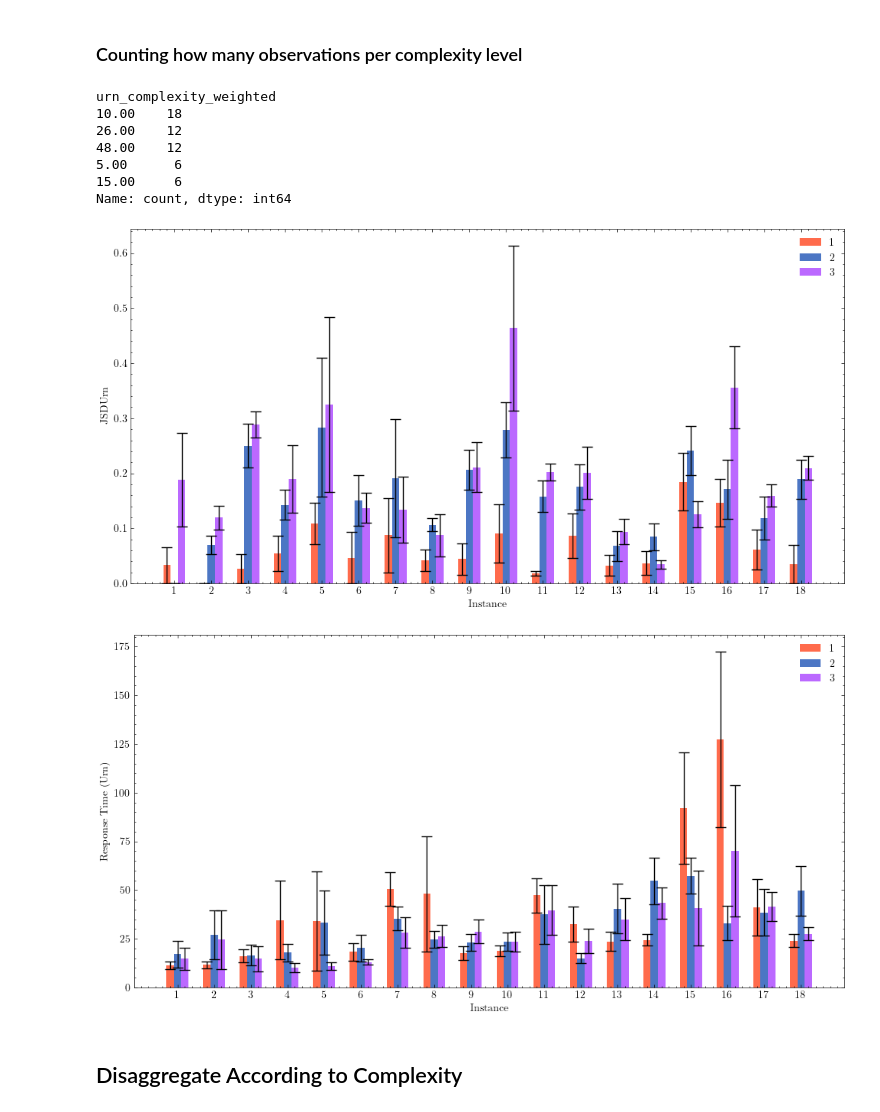
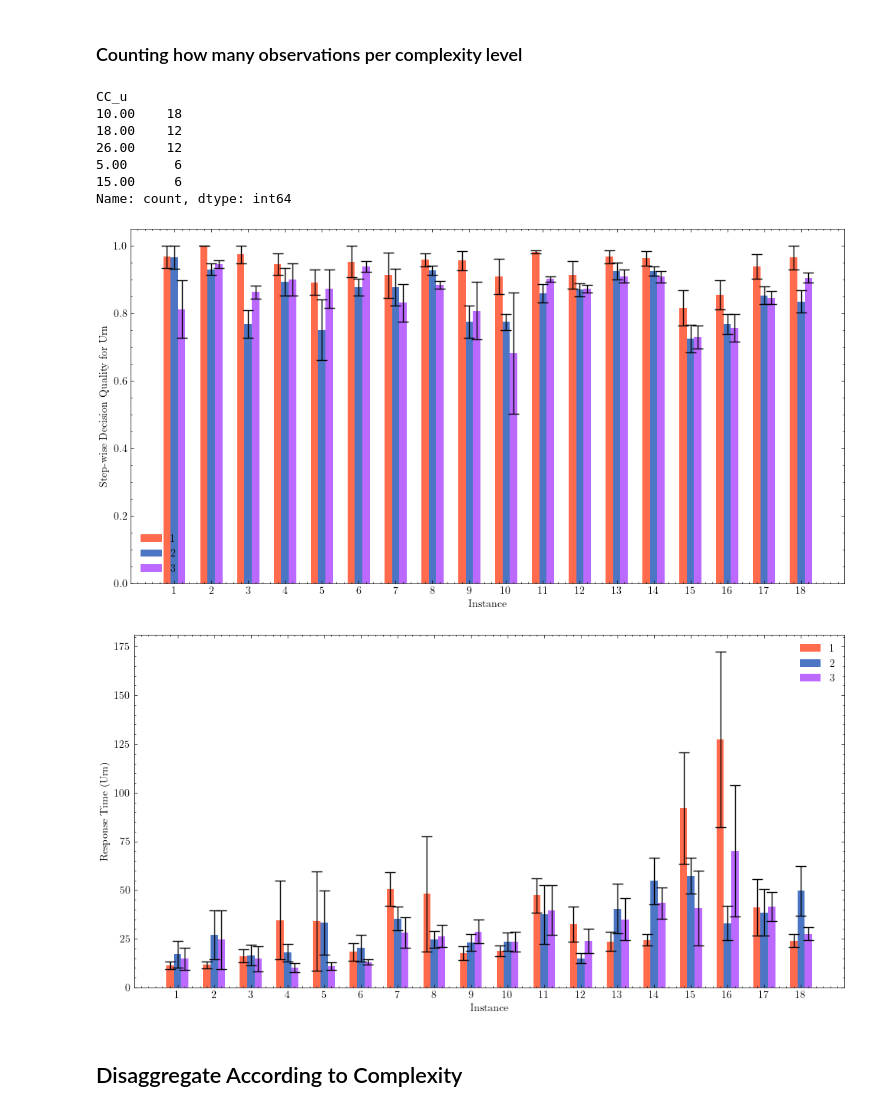
Before and after one commit to ZhongyuXu/beliefUpdating, a Jupyter notebook: Analysis/draft.ipynb, the cells around one changed output. Saved outputs shown, nothing was run; the diff lists cells and outputs as text; code cells hidden in the pictures.

```diff
--- a/Analysis/draft.ipynb
+++ b/Analysis/draft.ipynb
@@ -189,7 +469,7 @@ participant_data['instanceName'] = participant_data['instanceName'].str.replace(
 # %% [markdown]
 ### Delete Redundent Data
-# %%
-participant_data.drop(columns=['urnPosteriors', 'colourPosteriors'], inplace=True)
+# %%
+participant_data.drop(columns=['urnPosteriors', 'colourPosteriors', 'EWCC_u_-1', 'EWCC_u_-2', 'MDCC_u_-1', 'MDCC_u_-2', 'CC_u_-1', 'CC_u_-2', 'EWCC_c_-1', 'EWCC_c_-2', 'MDCC_c_-1', 'MDCC_c_-2', 'CC_c_-1', 'CC_c_-2'], inplace=True)
 # %%
 participant_data.columns
 # %% [output]
@@ -222,7 +505,6 @@ display(participant_data)
 
 Create dataframe for my experimental design parameters per pre-registration requirement
 # %%
-# 18 Instances: each have 3 ball draws so 54 rows per participant
-selected_col = ['instanceName', 'seqBall', 'urn_complexity_weighted', 'col_complexity_weighted']
-complexity_df = participant_data.iloc[-54:, :][selected_col].reset_index(drop=True)
-complexity_df.head()
+# 12 Instances: each have 3 ball draws so 36 rows per participant
+selected_col = ['CC_u', 'CC_c']
+complexity_df = participant_data.groupby(['instanceName', 'seqBall'])[selected_col].mean().reset_index()
@@ -267,6 +534,6 @@ design_df
 # %%
 # Current Design data frequency per complexity level
-complexity_cols = [ 'urn_complexity_weighted', 'col_complexity_weighted']
+complexity_cols = [ 'CC_u', 'CC_c']
 for col in complexity_cols:
     print(design_df[col].value_counts().sort_index())
 # %% [output]
@@ -488,12 +775,12 @@ ins_seq_grouped_mean_urn
 # %% [markdown]
 ### Counting how many observations per complexity level
 # %%
-ins_seq_grouped_mean_urn['urn_complexity_weighted'].value_counts()
+ins_seq_grouped_mean_urn['CC_u'].value_counts()
 # %% [output]
-urn_complexity_weighted
+CC_u
 10.00    18
+18.00    12
 26.00    12
-48.00    12
 5.00      6
 15.00     6
 Name: count, dtype: int64
@@ -592,10 +879,10 @@ def twoAttributes_bar(df, y_name, y_label, x_name, x_label,out=False):
             plt.savefig(f"images/{out}")
         plt.show()
 # %%
-threeAttributes_bar(df=participant_data, lengend_var='seqBall', y_name='JSD_Urn', y_label='JSDUrn', x_name='instanceName', x_label='Instance', out=False)
+threeAttributes_bar(df=participant_data, lengend_var='seqBall', y_name='DQ_U_s', y_label='Step-wise Decision Quality for Urn', x_name='instanceName', x_label='Instance', out=False)
 threeAttributes_bar(df=participant_data, lengend_var='seqBall', y_name='responseTimeUrn', y_label='Response Time (Urn)', x_name='instanceName', x_label='Instance', out=False)
 # %% [output]
-[figure, old version]
+[figure, new version]
 [figure]
 # %% [markdown]
 ## Disaggregate According to Complexity
```
Also changed, not shown: parts of 68 cells of this notebook, 15 other files.
